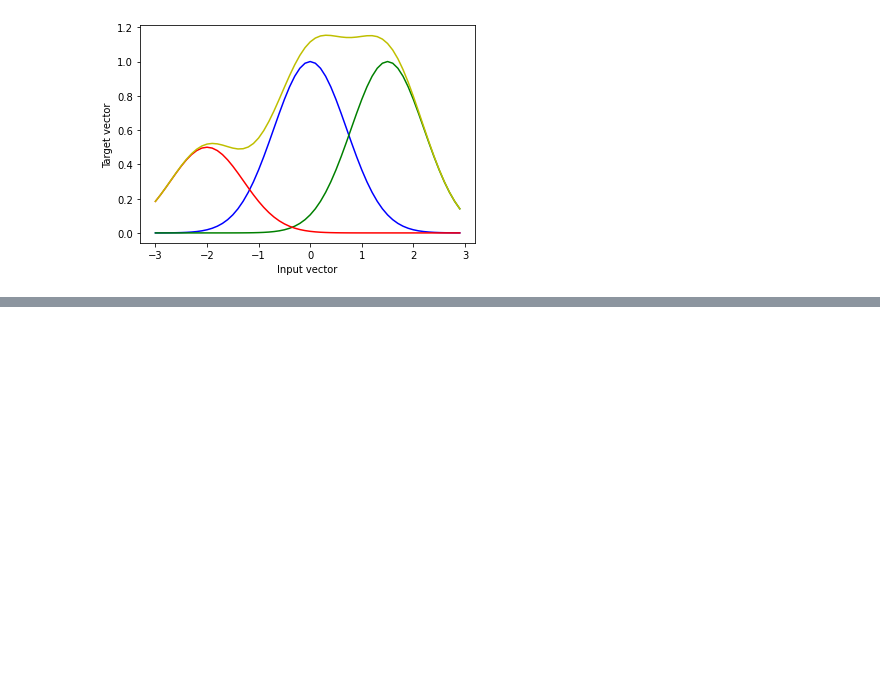
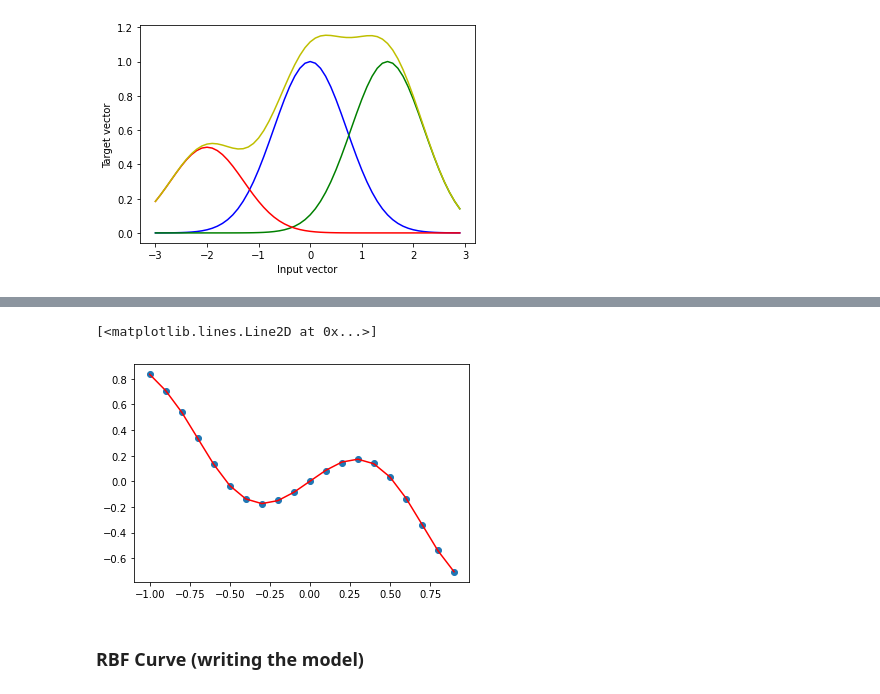
Before and after one commit to smb-h/nn-lab, a Jupyter notebook: src/rbf.ipynb, the cells around one changed output, grey strips where cells are left out. Cells and saved outputs as stored; diff of their text form; code cells hidden in the pictures; blank space fills up the shorter version.

```diff
--- a/src/rbf.ipynb
+++ b/src/rbf.ipynb
@@ -117,0 +140,21 @@ R2: 0.99821174
+# %%
+from sklearn.gaussian_process import GaussianProcessRegressor
+
+x = np.arange(-1, 1, 0.1)
+x = x.reshape(-1, 1)
+
+y = np.array([x * np.sin(np.cos(x * 3))])
+y = y.reshape(-1, 1)
+# %%
+model = GaussianProcessRegressor()
+
+clf = model.fit(x, y)
+y_ = clf.predict(x)
+# %%
+plt.scatter(x, y)
+plt.plot(x, y_, 'r')
+# %% [output]
+[<matplotlib.lines.Line2D at 0x...>]
+[figure, added]
+# %% [markdown]
+### RBF Curve (writing the model)
```
Also changed, not shown: parts of 31 cells of this notebook, 1 other file.
